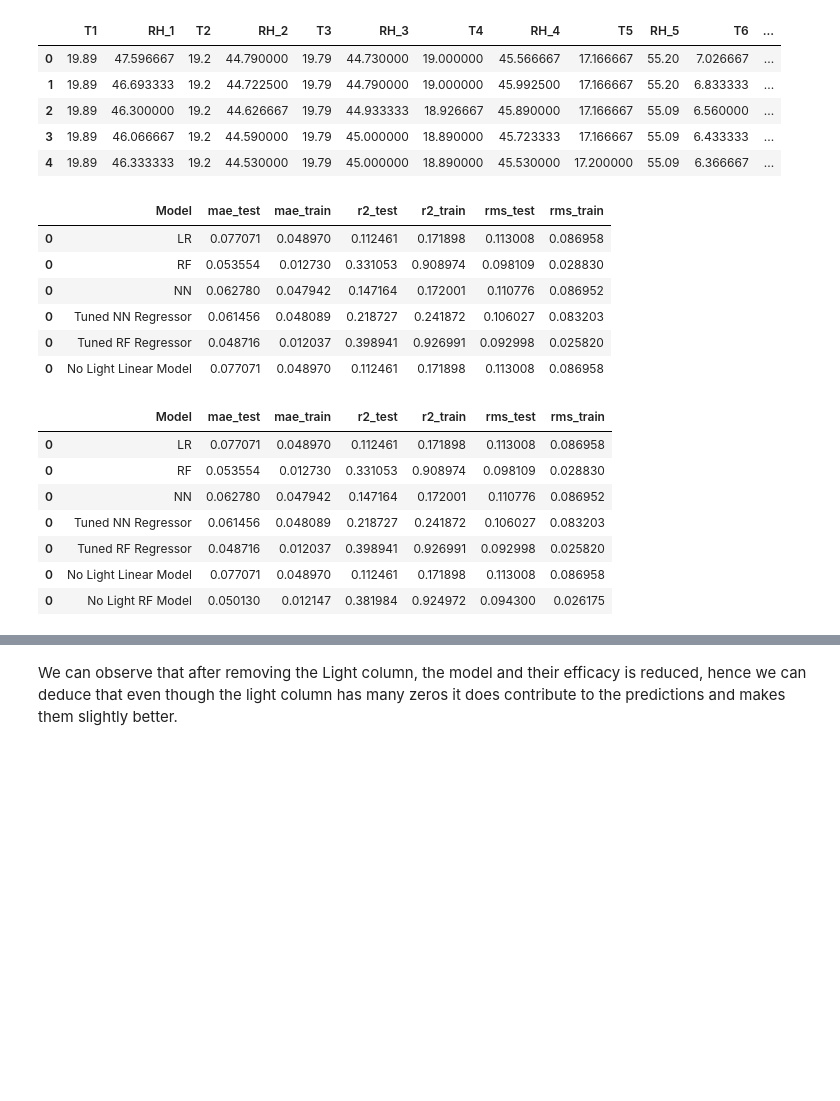
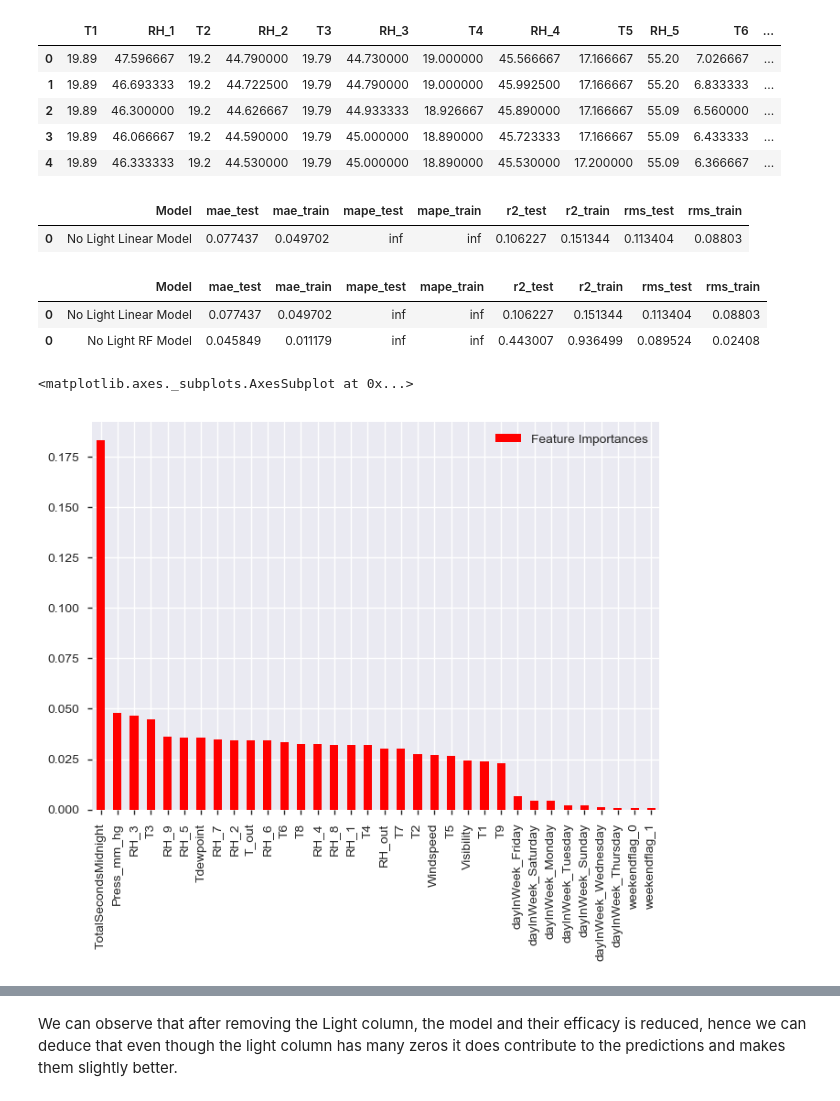
Before and after one commit to tiwari-abhi/ML_Projects, a Jupyter notebook: Energy Assignment/Case 3 - Feature Engineering and Prediction Algorithms.ipynb, the cells around one changed output, grey strips where cells are left out. Drawn from its saved outputs; the diff is of its cells as text; code cells hidden in the pictures; blank space fills up the shorter version.

```diff
--- a/Energy Assignment/Case 3 - Feature Engineering and Prediction Algorithms.ipynb
+++ b/Energy Assignment/Case 3 - Feature Engineering and Prediction Algorithms.ipynb
@@ -104,3 +112,7 @@ nn_pred = nn.predict(X_test_scaled)
+# %%
+def mean_absolute_percentage_error(y_true,y_pred):
+    y_true, y_pred = np.array(y_true), np.array(y_pred)
+    return np.mean(np.abs((y_true - y_pred) / y_true)) * 100
 # %%
 error_metric = pd.DataFrame({'r2_train': [],
                             'r2_test': [],
@@ -256,7 +271,7 @@ display(HTML(df_NL.head().to_html()))
 X_NL = df_NL.drop('Appliances',axis=1)
 y_NL = df_NL['Appliances']
 
-X_train_NL, X_test_NL, y_train_NL, y_test_NL = train_test_split(X, y, test_size=0.30, random_state=101)
+X_train_NL, X_test_NL, y_train_NL, y_test_NL = train_test_split(X_NL, y_NL, test_size=0.30, random_state=101)
 # %%
 nl_yte = np.array(y_test_NL).reshape(len(y_test_NL),1)
 nl_ytr = np.array(y_train_NL).reshape(len(y_train_NL),1)
@@ -270,28 +330,25 @@ Y_NL_test_scaled = scaler.fit_transform(nl_yte).ravel()
 # %%
 nl_lm = LinearRegression()
 nl_lm.fit(X_NL_train_scaled,Y_NL_train_scaled)
-model_stats(nl_lm,'No Light Linear Model')
+model_stats_NL(nl_lm,'No Light Linear Model')
 # %% [output]
-|  | Model | mae_test | mae_train | r2_test | r2_train | rms_test | rms_train |
-| 0 | LR | 0.077071 | 0.048970 | 0.112461 | 0.171898 | 0.113008 | 0.086958 |
-| 0 | RF | 0.053554 | 0.012730 | 0.331053 | 0.908974 | 0.098109 | 0.028830 |
-| 0 | NN | 0.062780 | 0.047942 | 0.147164 | 0.172001 | 0.110776 | 0.086952 |
-| 0 | Tuned NN Regressor | 0.061456 | 0.048089 | 0.218727 | 0.241872 | 0.106027 | 0.083203 |
-| 0 | Tuned RF Regressor | 0.048716 | 0.012037 | 0.398941 | 0.926991 | 0.092998 | 0.025820 |
-| 0 | No Light Linear Model | 0.077071 | 0.048970 | 0.112461 | 0.171898 | 0.113008 | 0.086958 |
+|  | Model | mae_test | mae_train | mape_test | mape_train | r2_test | r2_train | rms_test | rms_train |
+| 0 | No Light Linear Model | 0.077437 | 0.049702 | inf | inf | 0.106227 | 0.151344 | 0.113404 | 0.08803 |
 # %%
 nl_rf = RandomForestRegressor(bootstrap=True, max_depth=30, n_estimators=30)
 nl_rf.fit(X_NL_train_scaled,Y_NL_train_scaled)
-model_stats(nl_rf,'No Light RF Model')
+model_stats_NL(nl_rf,'No Light RF Model')
 # %% [output]
-|  | Model | mae_test | mae_train | r2_test | r2_train | rms_test | rms_train |
-| 0 | LR | 0.077071 | 0.048970 | 0.112461 | 0.171898 | 0.113008 | 0.086958 |
-| 0 | RF | 0.053554 | 0.012730 | 0.331053 | 0.908974 | 0.098109 | 0.028830 |
-| 0 | NN | 0.062780 | 0.047942 | 0.147164 | 0.172001 | 0.110776 | 0.086952 |
-| 0 | Tuned NN Regressor | 0.061456 | 0.048089 | 0.218727 | 0.241872 | 0.106027 | 0.083203 |
-| 0 | Tuned RF Regressor | 0.048716 | 0.012037 | 0.398941 | 0.926991 | 0.092998 | 0.025820 |
-| 0 | No Light Linear Model | 0.077071 | 0.048970 | 0.112461 | 0.171898 | 0.113008 | 0.086958 |
-| 0 | No Light RF Model | 0.050130 | 0.012147 | 0.381984 | 0.924972 | 0.094300 | 0.026175 |
+|  | Model | mae_test | mae_train | mape_test | mape_train | r2_test | r2_train | rms_test | rms_train |
+| 0 | No Light Linear Model | 0.077437 | 0.049702 | inf | inf | 0.106227 | 0.151344 | 0.113404 | 0.08803 |
+| 0 | No Light RF Model | 0.045849 | 0.011179 | inf | inf | 0.443007 | 0.936499 | 0.089524 | 0.02408 |
+# %%
+pd.DataFrame(nl_rf.feature_importances_,
+             index=X_train_NL.columns,
+             columns=['Feature Importances']).sort_values(by='Feature Importances',ascending=False).plot(kind='bar',color='Red')
+# %% [output]
+<matplotlib.axes._subplots.AxesSubplot at 0x...>
+[figure, added]
 # %%
 nl_nn = MLPRegressor(activation='relu',
                      alpha=0.05,
```
Also changed, not shown: parts of 48 cells of this notebook.
